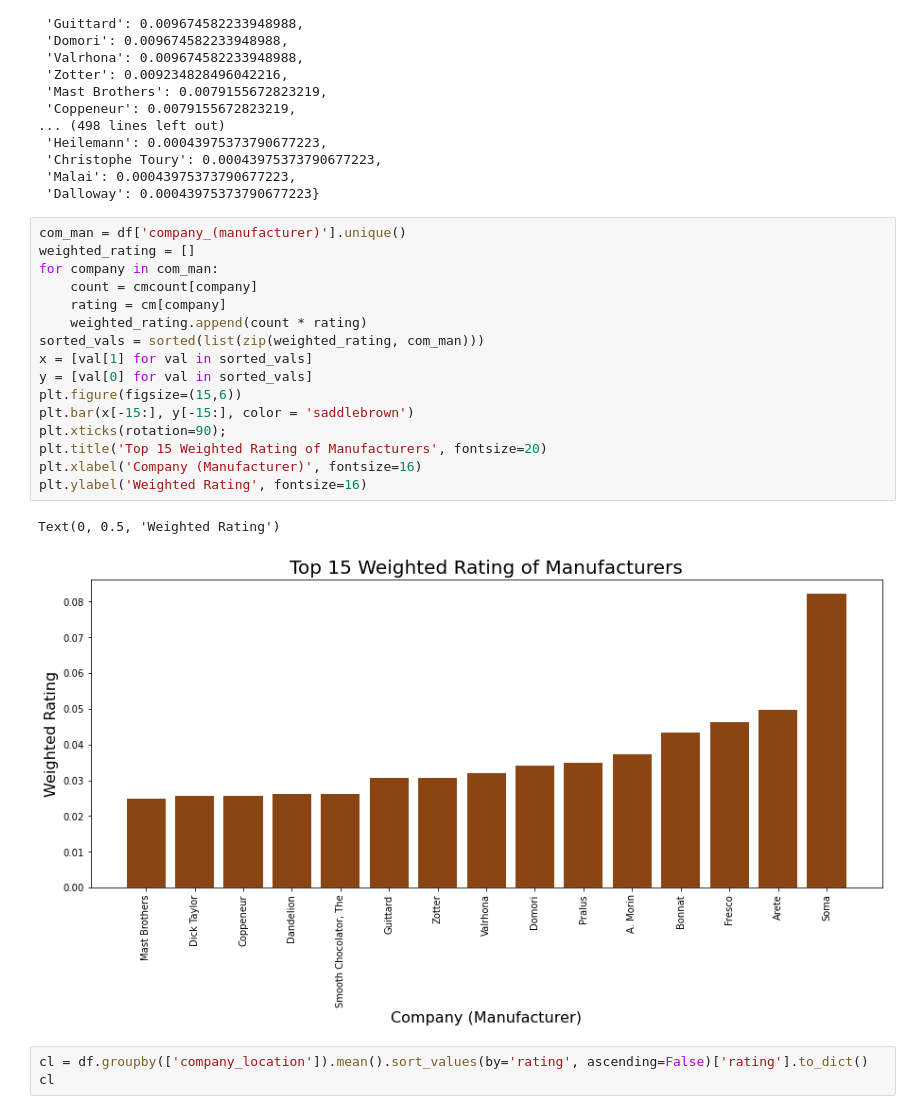
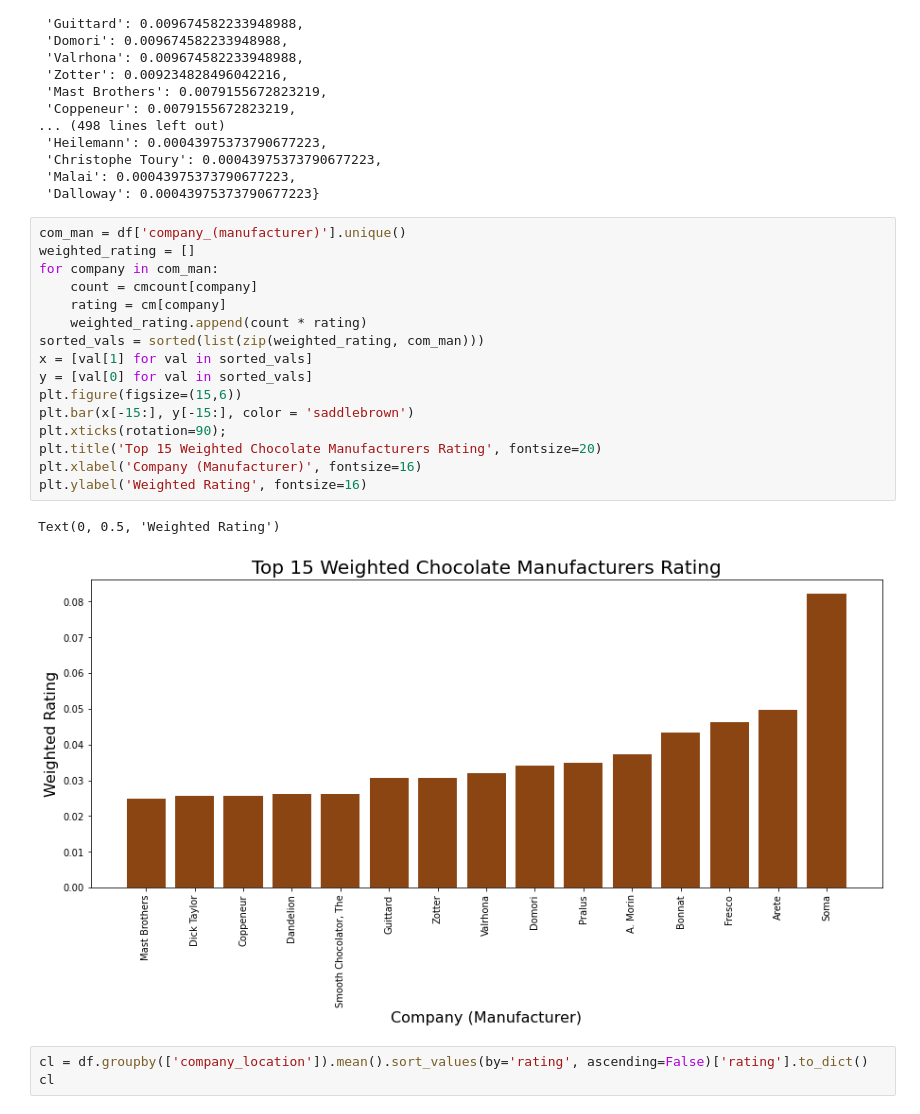
Before and after one commit to Jordantjones/Machine-Learning-Project, a Jupyter notebook: notebooks/exploratory/Qsou/First_EDA.ipynb, the cells around one changed output. Saved outputs shown, nothing was run; the diff lists cells and outputs as text.

```diff
--- a/notebooks/exploratory/Qsou/First_EDA.ipynb
+++ b/notebooks/exploratory/Qsou/First_EDA.ipynb
@@ -193,22 +193,22 @@ cmcount
 # %%
 com_man = df['company_(manufacturer)'].unique()
 weighted_rating = []
 for company in com_man:
     count = cmcount[company]
     rating = cm[company]
     weighted_rating.append(count * rating)
 sorted_vals = sorted(list(zip(weighted_rating, com_man)))
 x = [val[1] for val in sorted_vals]
 y = [val[0] for val in sorted_vals]
 plt.figure(figsize=(15,6))
 plt.bar(x[-15:], y[-15:], color = 'saddlebrown')
 plt.xticks(rotation=90);
-plt.title('Top 15 Weighted Rating of Manufacturers', fontsize=20)
+plt.title('Top 15 Weighted Chocolate Manufacturers Rating', fontsize=20)
 plt.xlabel('Company (Manufacturer)', fontsize=16)
 plt.ylabel('Weighted Rating', fontsize=16)
 # %% [output]
 Text(0, 0.5, 'Weighted Rating')
-[figure, old version]
+[figure, new version]
 # %%
 cl = df.groupby(['company_location']).mean().sort_values(by='rating', ascending=False)['rating'].to_dict()
 cl
```
Also changed, not shown: parts of 4 cells of this notebook, 1 other file.
